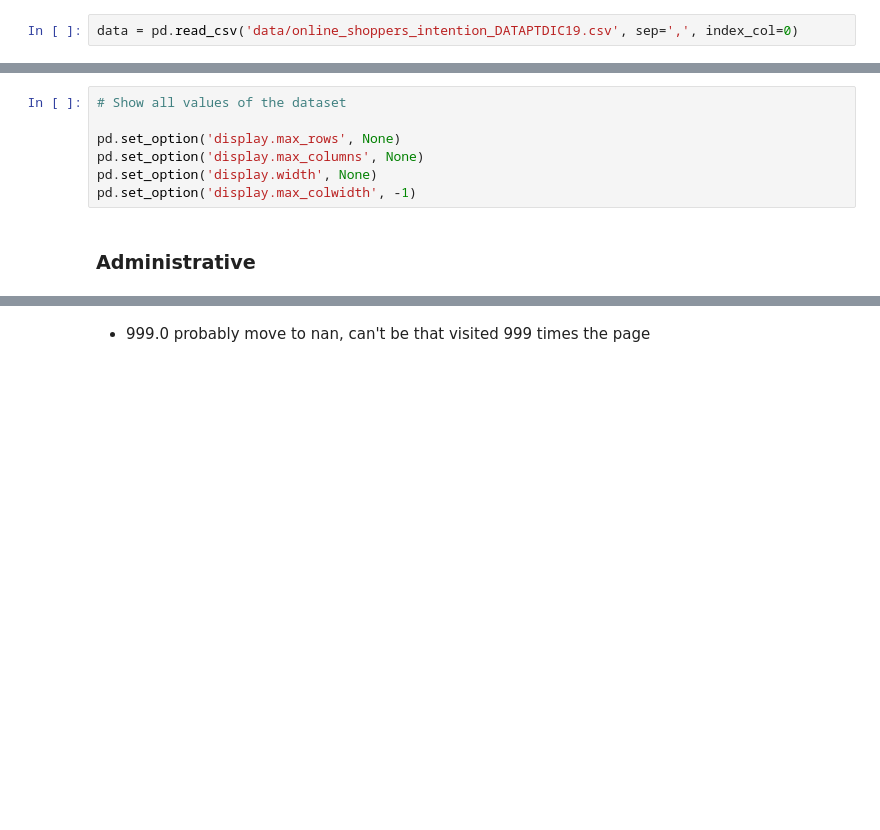
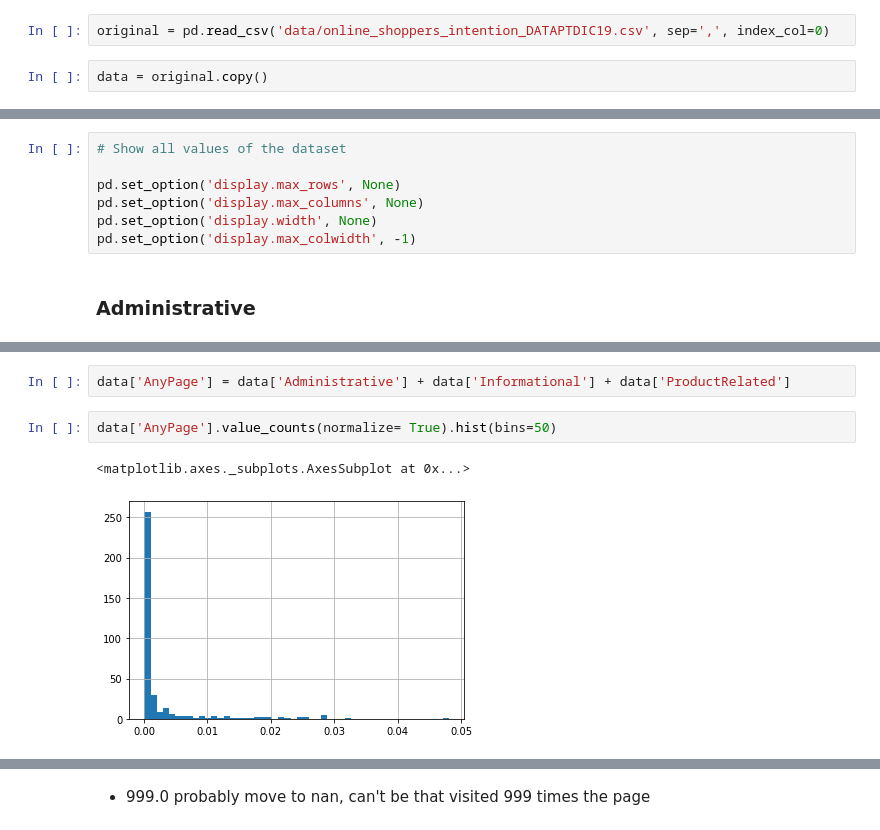
Before and after one commit to sideround/project-ml-onlineshop, a Jupyter notebook: project-ml-onlineshop.ipynb, the cells around one changed output, grey strips where cells are left out. Drawn from its saved outputs; the diff is of its cells as text; blank space fills up the shorter version.

Commit message:
correlation and visualization in progress

```diff
--- a/project-ml-onlineshop.ipynb
+++ b/project-ml-onlineshop.ipynb
@@ -42,6 +44,8 @@ def iqr(dataset, series):
 # %% [markdown]
 # Import and Analysis
 # %%
-data = pd.read_csv('data/online_shoppers_intention_DATAPTDIC19.csv', sep=',', index_col=0)
+original = pd.read_csv('data/online_shoppers_intention_DATAPTDIC19.csv', sep=',', index_col=0)
+# %%
+data = original.copy()
 # %%
 data.head()
@@ -117,3 +180,10 @@ data.Administrative.value_counts()
+# %%
+data['AnyPage'] = data['Administrative'] + data['Informational'] + data['ProductRelated']
+# %%
+data['AnyPage'].value_counts(normalize= True).hist(bins=50)
+# %% [output]
+<matplotlib.axes._subplots.AxesSubplot at 0x...>
+[figure, added]
 # %%
 # Checking 999 values
 
```
Also changed, not shown: parts of 124 cells of this notebook.
